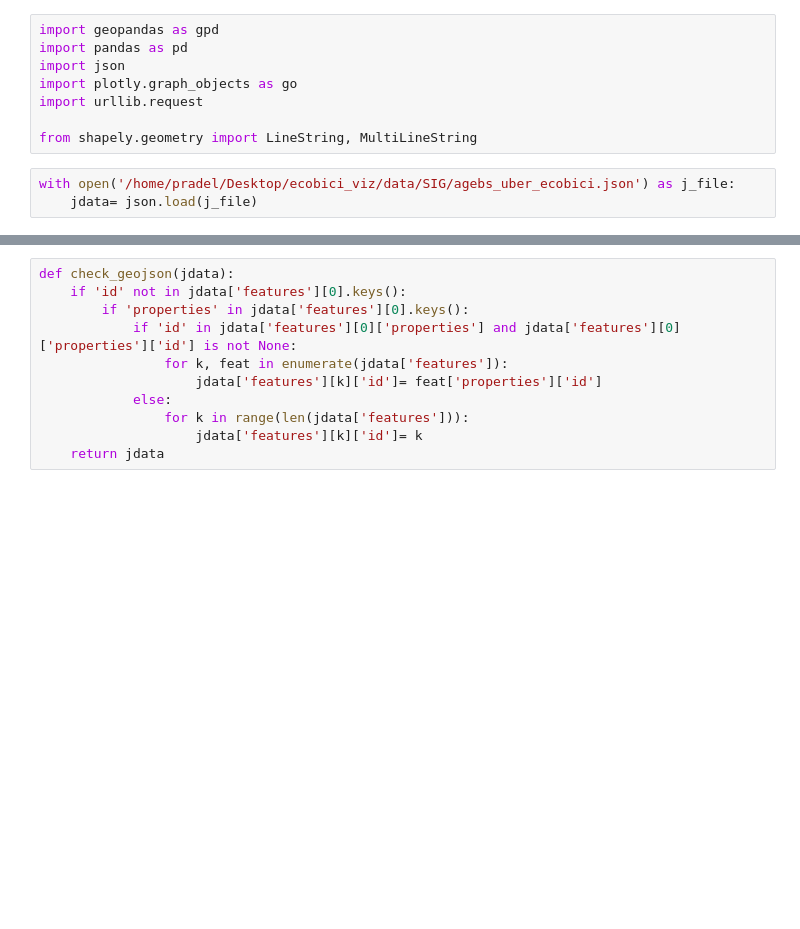
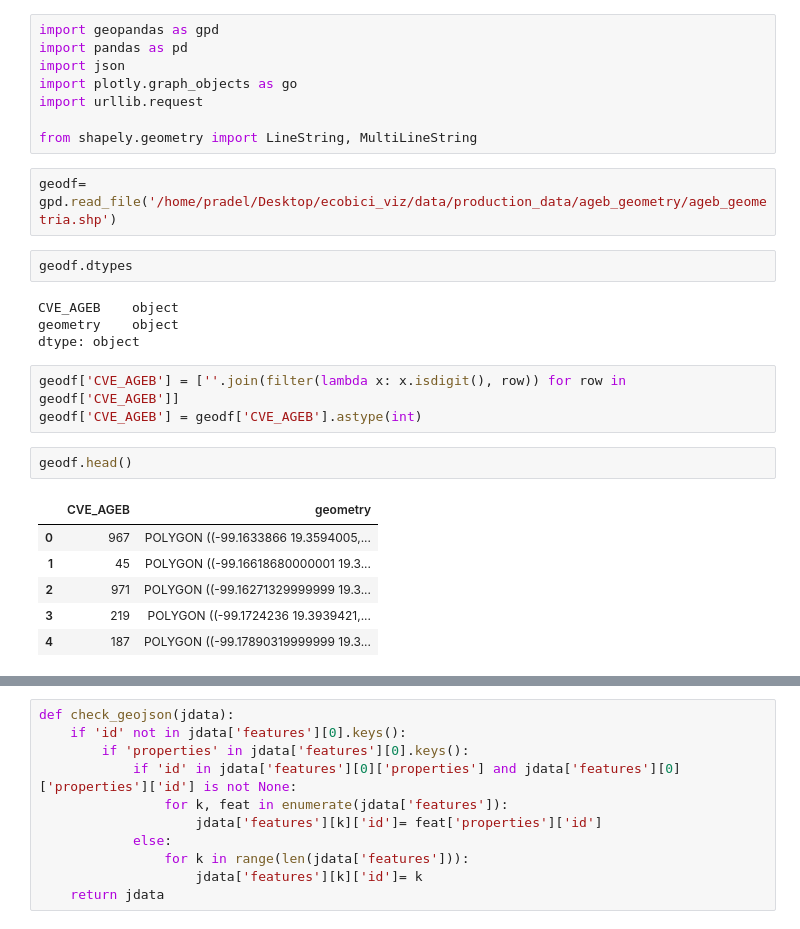
Before and after one commit to paupradel/ecobici_viz, a Jupyter notebook: graphs_build/ecobici_testing.ipynb, the cells around one changed output, grey strips where cells are left out. Saved outputs shown, nothing was run; the diff lists cells and outputs as text; blank space fills up the shorter version.

```diff
--- a/graphs_build/ecobici_testing.ipynb
+++ b/graphs_build/ecobici_testing.ipynb
@@ -8,6 +8,23 @@ import plotly.graph_objects as go
 import urllib.request
 
 from shapely.geometry import LineString, MultiLineString
-# %%
-with open('/home/pradel/Desktop/ecobici_viz/data/SIG/agebs_uber_ecobici.json') as j_file:
-    jdata= json.load(j_file)
+# %%
+geodf= gpd.read_file('/home/pradel/Desktop/ecobici_viz/data/production_data/ageb_geometry/ageb_geometria.shp')
+# %%
+geodf.dtypes
+# %% [output]
+CVE_AGEB    object
+geometry    object
+dtype: object
+# %%
+geodf['CVE_AGEB'] = [''.join(filter(lambda x: x.isdigit(), row)) for row in geodf['CVE_AGEB']]
+geodf['CVE_AGEB'] = geodf['CVE_AGEB'].astype(int)
+# %%
+geodf.head()
+# %% [output]
+|  | CVE_AGEB | geometry |
+| 0 | 967 | POLYGON ((-99.1633866 19.3594005,... |
+| 1 | 45 | POLYGON ((-99.16618680000001 19.3... |
+| 2 | 971 | POLYGON ((-99.16271329999999 19.3... |
+| 3 | 219 | POLYGON ((-99.1724236 19.3939421,... |
+| 4 | 187 | POLYGON ((-99.17890319999999 19.3... |
```
Also changed, not shown: parts of 47 cells of this notebook, 1 other file.
